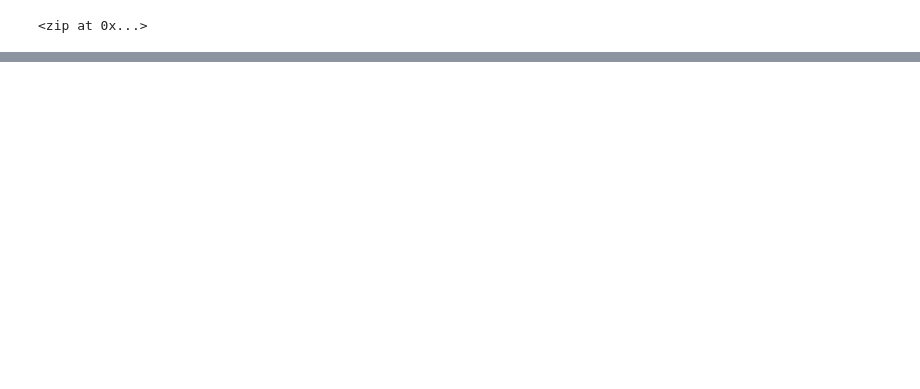
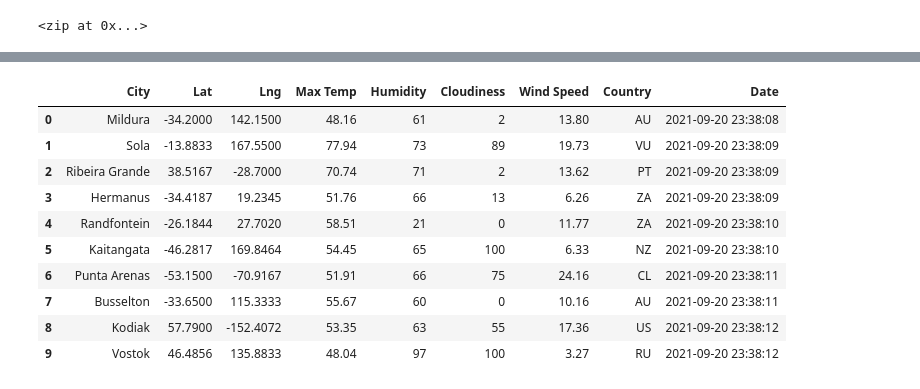
Before and after one commit to mkback/World_Weather_Analysis, a Jupyter notebook: WeatherPy.ipynb, the cells around one changed output, grey strips where cells are left out. Drawn from its saved outputs; the diff is of its cells as text; code cells hidden in the pictures; blank space fills up the shorter version.

```diff
--- a/WeatherPy.ipynb
+++ b/WeatherPy.ipynb
@@ -32,0 +39,4 @@ len(cities)
+# %%
+# Starting URL for Weather Map API Call.
+url = "http://api.openweathermap.org/data/2.5/weather?units=Imperial&APPID=" + weather_api_key
+print(url)
@@ -32,0 +48,10 @@ len(cities)
+# %%
+# Create an empty list to hold the weather data.
+city_data = []
+# Print the beginning of the logging.
+print("Beginning Data Retrieval     ")
+print("-----------------------------")
+
+# Create counters.
+record_count = 1
+set_count = 1
@@ -32,0 +61,10 @@ len(cities)
+# %%
+# Loop through all the cities in our list.
+for i in range(len(cities)):
+
+    # Group cities in sets of 50 for logging purposes.
+    if (i % 50 == 0 and i >= 50):
+        set_count += 1
+        record_count = 1
+    # Create endpoint URL with each city.
+    city_url = url + "&q=" + cities[i]
@@ -32,0 +138,16 @@ len(cities)
+# %%
+# Convert the array of dictionaries to a Pandas DataFrame.
+city_data_df = pd.DataFrame(city_data)
+city_data_df.head(10)
+# %% [output]
+|  | City | Lat | Lng | Max Temp | Humidity | Cloudiness | Wind Speed | Country | Date |
+| 0 | Mildura | -34.2000 | 142.1500 | 48.16 | 61 | 2 | 13.80 | AU | 2021-09-20 23:38:08 |
+| 1 | Sola | -13.8833 | 167.5500 | 77.94 | 73 | 89 | 19.73 | VU | 2021-09-20 23:38:09 |
+| 2 | Ribeira Grande | 38.5167 | -28.7000 | 70.74 | 71 | 2 | 13.62 | PT | 2021-09-20 23:38:09 |
+| 3 | Hermanus | -34.4187 | 19.2345 | 51.76 | 66 | 13 | 6.26 | ZA | 2021-09-20 23:38:09 |
+| 4 | Randfontein | -26.1844 | 27.7020 | 58.51 | 21 | 0 | 11.77 | ZA | 2021-09-20 23:38:10 |
+| 5 | Kaitangata | -46.2817 | 169.8464 | 54.45 | 65 | 100 | 6.33 | NZ | 2021-09-20 23:38:10 |
+| 6 | Punta Arenas | -53.1500 | -70.9167 | 51.91 | 66 | 75 | 24.16 | CL | 2021-09-20 23:38:11 |
+| 7 | Busselton | -33.6500 | 115.3333 | 55.67 | 60 | 0 | 10.16 | AU | 2021-09-20 23:38:11 |
+| 8 | Kodiak | 57.7900 | -152.4072 | 53.35 | 63 | 55 | 17.36 | US | 2021-09-20 23:38:12 |
+| 9 | Vostok | 46.4856 | 135.8833 | 48.04 | 97 | 100 | 3.27 | RU | 2021-09-20 23:38:12 |
```
Also changed, not shown: parts of 8 cells of this notebook, 3 other files.
